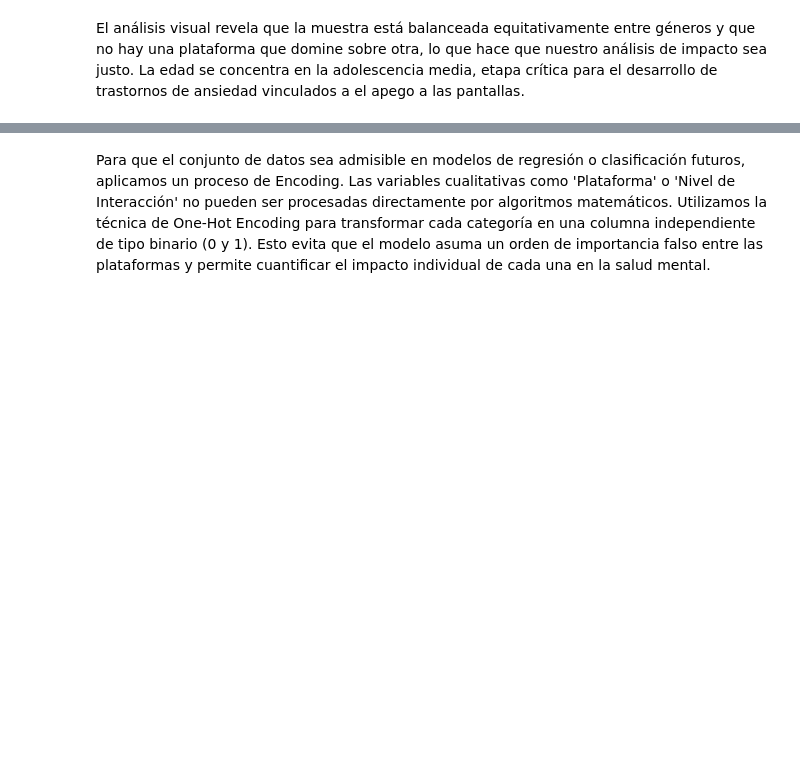
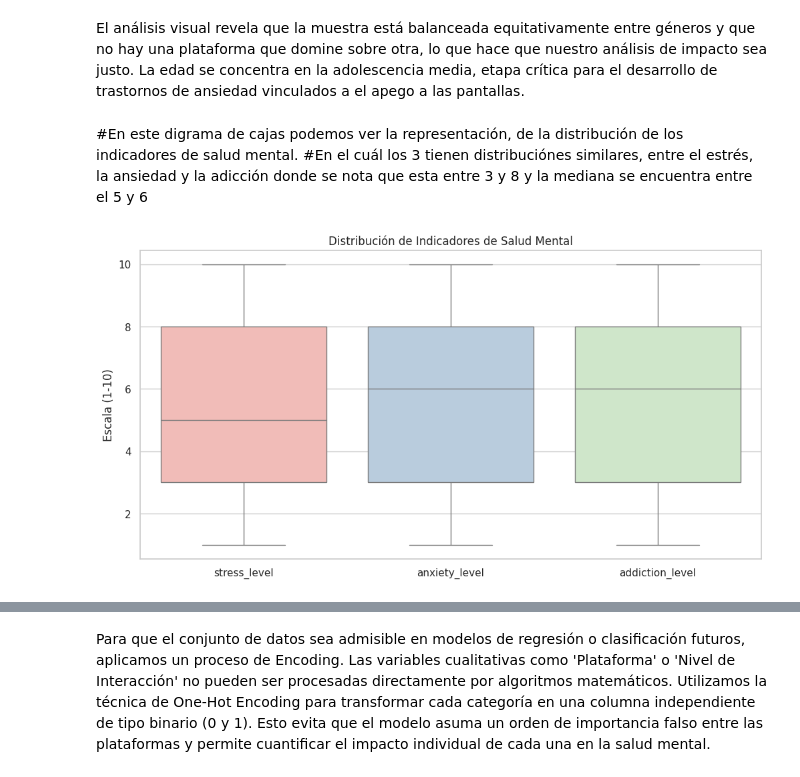
Before and after one commit to EricFlores1808/MINERIA_EF_LS_1, a Jupyter notebook: SocialMediaImpact.ipynb, the cells around one changed output, grey strips where cells are left out. Saved outputs shown, nothing was run; the diff lists cells and outputs as text; code cells hidden in the pictures; blank space fills up the shorter version.

```diff
--- a/SocialMediaImpact.ipynb
+++ b/SocialMediaImpact.ipynb
@@ -167,3 +177,16 @@ Passing `palette` without assigning `hue` is deprecated and will be removed in v
 [figure]
 # %% [markdown]
 El análisis visual revela que la muestra está balanceada equitativamente entre géneros y que no hay una plataforma que domine sobre otra, lo que hace que nuestro análisis de impacto sea justo. La edad se concentra en la adolescencia media, etapa crítica para el desarrollo de trastornos de ansiedad vinculados a el apego a las pantallas.
+# %% [markdown]
+#En este digrama de cajas podemos ver la representación, de la distribución de los indicadores de salud mental.
+#En el cuál los 3 tienen distribuciónes similares, entre el estrés, la ansiedad y la adicción donde se nota que esta entre 3 y 8 y la mediana se encuentra entre el 5 y 6
+# %%
+# Visualización de indicadores de salud mental
+plt.figure(figsize=(12, 6))
+health_vars = ['stress_level', 'anxiety_level', 'addiction_level']
+sb.boxplot(data=df[health_vars], palette="Pastel1")
+plt.title('Distribución de Indicadores de Salud Mental')
+plt.ylabel('Escala (1-10)')
+plt.show()
+# %% [output]
+[figure, added]
```
Also changed, not shown: parts of 30 cells of this notebook.
